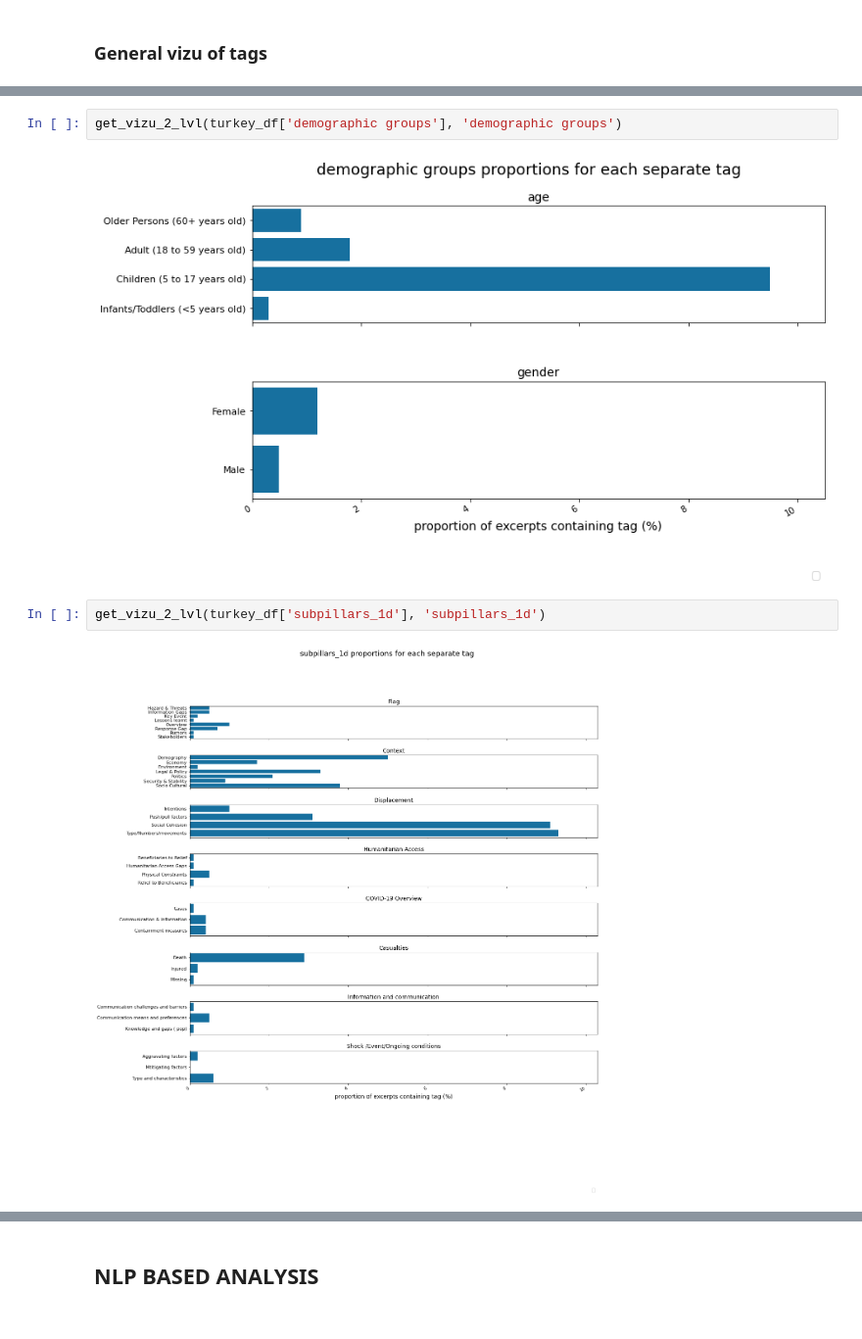
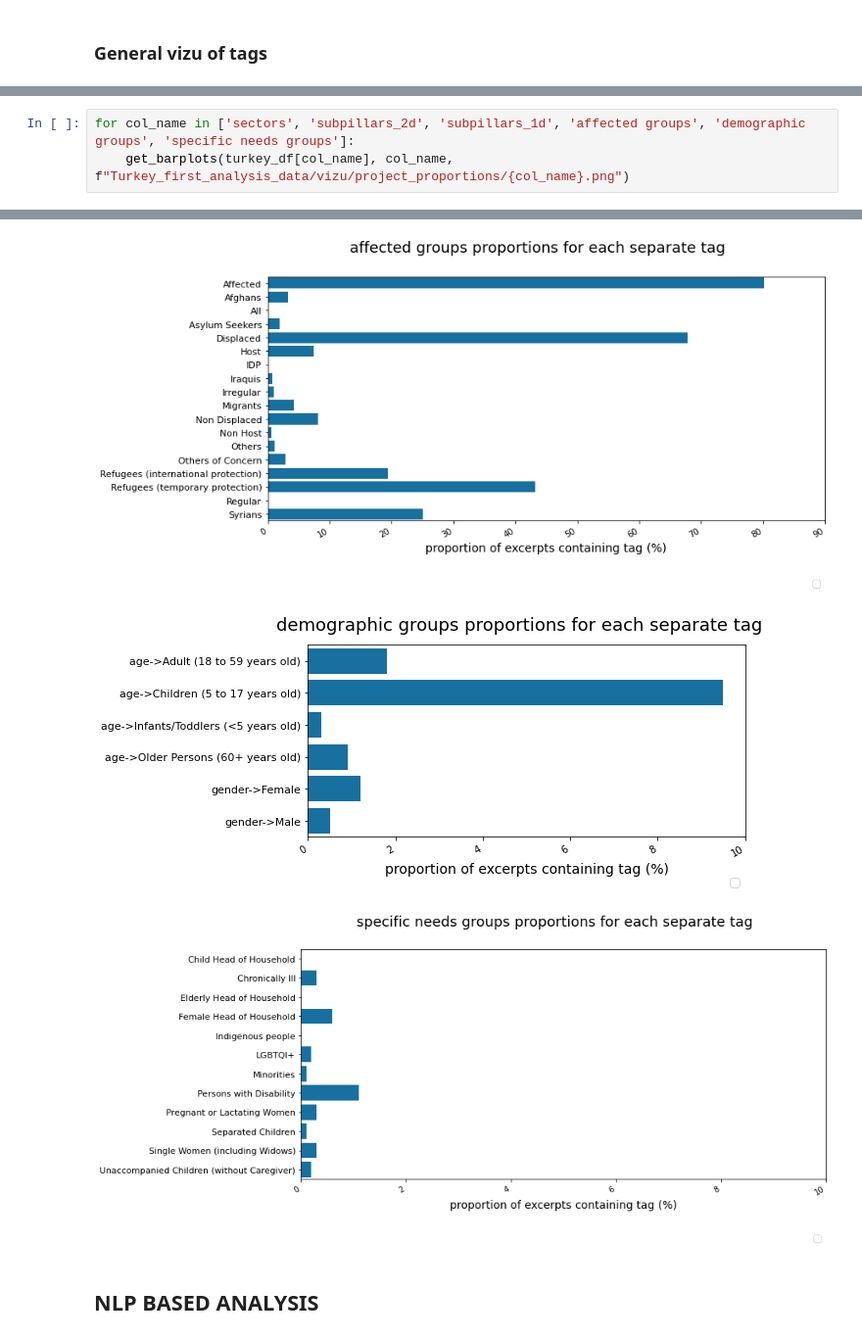
Before and after one commit to the-deep/deep-experiments, a Jupyter notebook: notebooks/models/selim/data_generation/IFRC_Tukey_analysis.ipynb, the cells around one changed output, grey strips where cells are left out. Shown at 98% size. Drawn from its saved outputs; the diff is of its cells as text.

Commit message:
update vizu in IFRC Turkey project

```diff
--- a/notebooks/models/selim/data_generation/IFRC_Tukey_analysis.ipynb
+++ b/notebooks/models/selim/data_generation/IFRC_Tukey_analysis.ipynb
@@ -452,8 +362,4 @@ get_vizu_2_lvl(turkey_df['subpillars_2d'], 'subpillars_2d')
-# %%
-get_vizu_2_lvl(turkey_df['demographic groups'], 'demographic groups')
-# %% [output]
-[figure, removed]
-# %%
-get_vizu_2_lvl(turkey_df['subpillars_1d'], 'subpillars_1d')
-# %% [output]
-[figure, removed]
+# %%
+for col_name in ['sectors', 'subpillars_2d', 'subpillars_1d', 'affected groups', 'demographic groups', 'specific needs groups']:
+    get_barplots(turkey_df[col_name], col_name, f"Turkey_first_analysis_data/vizu/project_proportions/{col_name}.png")
+# %% [output]
@@ -460,3 +369,6 @@ get_vizu_2_lvl(turkey_df['subpillars_1d'], 'subpillars_1d')
+[figure, added]
+[figure, added]
+[figure, added]
 # %% [markdown]
  ## NLP BASED ANALYSIS
 # %%
```
Also changed, not shown: parts of 12 cells of this notebook.
